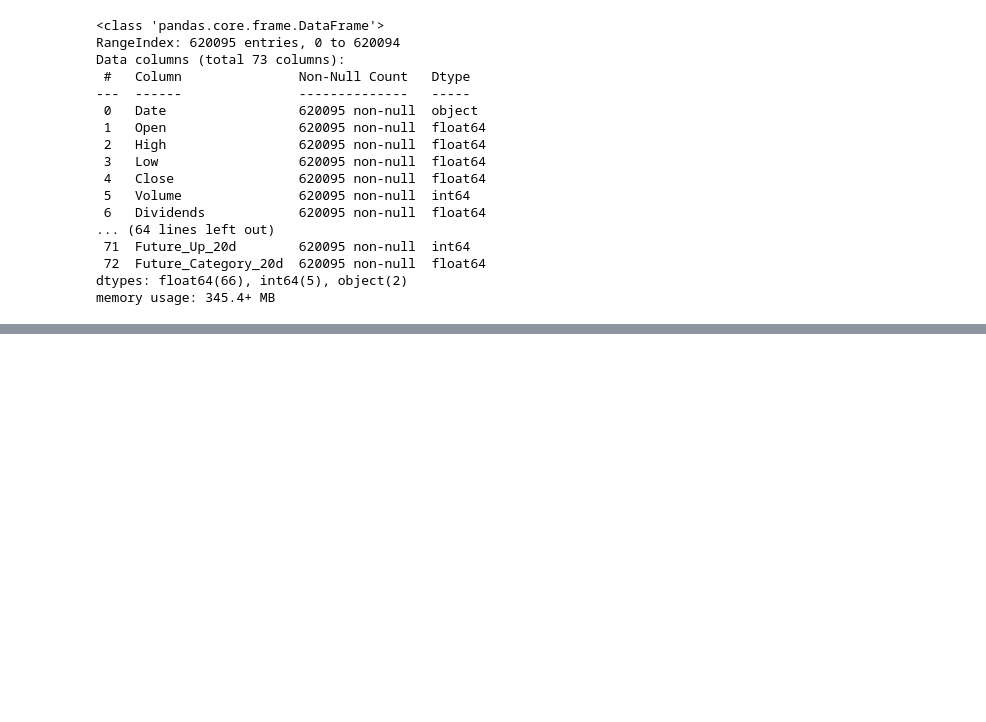
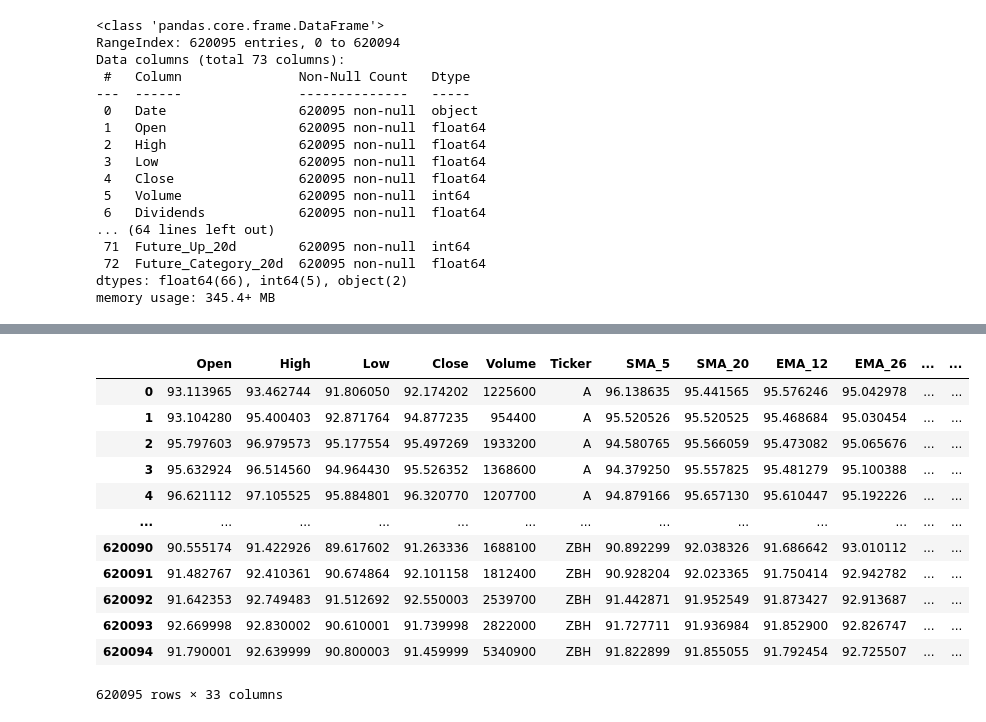
Before and after one commit to 4GeeksAcademy/sp-ml-20-final-project-g3, a Jupyter notebook: src/eda-obj1-español.ipynb, the cells around one changed output, grey strips where cells are left out. Saved outputs shown, nothing was run; the diff lists cells and outputs as text; code cells hidden in the pictures; blank space fills up the shorter version.

```diff
--- a/src/eda-obj1-español.ipynb
+++ b/src/eda-obj1-español.ipynb
@@ -195,0 +235,25 @@ df.describe()
+# %%
+# Eliminamos columnas que en primera instancia no vamos a utilizar para nuestro analisis ni modelado.
+
+df = df.drop(['Date','Dividends', 'Stock Splits', 'SMA_10', 'SMA_50', 'MACD_Histogram', 'BB_Middle',
+              'BB_Upper', 'BB_Lower', 'BB_Width', 'Price_Change_5d', 'High_Low_Ratio', 'Open_Close_Ratio', 'Volume_SMA',
+              'Close_lag_5', 'Close_lag_10','Price_Change_lag_1', 'Price_Change_lag_2',
+              'Price_Change_lag_3', 'Price_Change_lag_5', 'Price_Change_lag_10', 'RSI_lag_2', 'RSI_lag_3', 'RSI_lag_5', 'RSI_lag_10',
+              'MACD_lag_2', 'MACD_lag_3', 'MACD_lag_5', 'MACD_lag_10', 'Future_Category_1d', 'Future_Return_5d',
+              'Future_Up_5d', 'Future_Category_5d', 'Future_Return_10d','Future_Up_10d', 'Future_Category_10d',
+              'Future_Return_20d', 'Future_Up_20d', 'Future_Category_20d','Future_Return_1d'], axis=1)
+df
+# %% [output]
+|  | Open | High | Low | Close | Volume | Ticker | SMA_5 | SMA_20 | EMA_12 | EMA_26 | ... | ... |
+| 0 | 93.113965 | 93.462744 | 91.806050 | 92.174202 | 1225600 | A | 96.138635 | 95.441565 | 95.576246 | 95.042978 | ... | ... |
+| 1 | 93.104280 | 95.400403 | 92.871764 | 94.877235 | 954400 | A | 95.520526 | 95.520525 | 95.468684 | 95.030454 | ... | ... |
+| 2 | 95.797603 | 96.979573 | 95.177554 | 95.497269 | 1933200 | A | 94.580765 | 95.566059 | 95.473082 | 95.065676 | ... | ... |
+| 3 | 95.632924 | 96.514560 | 94.964430 | 95.526352 | 1368600 | A | 94.379250 | 95.557825 | 95.481279 | 95.100388 | ... | ... |
+| 4 | 96.621112 | 97.105525 | 95.884801 | 96.320770 | 1207700 | A | 94.879166 | 95.657130 | 95.610447 | 95.192226 | ... | ... |
+| ... | ... | ... | ... | ... | ... | ... | ... | ... | ... | ... | ... | ... |
+| 620090 | 90.555174 | 91.422926 | 89.617602 | 91.263336 | 1688100 | ZBH | 90.892299 | 92.038326 | 91.686642 | 93.010112 | ... | ... |
+| 620091 | 91.482767 | 92.410361 | 90.674864 | 92.101158 | 1812400 | ZBH | 90.928204 | 92.023365 | 91.750414 | 92.942782 | ... | ... |
+| 620092 | 91.642353 | 92.749483 | 91.512692 | 92.550003 | 2539700 | ZBH | 91.442871 | 91.952549 | 91.873427 | 92.913687 | ... | ... |
+| 620093 | 92.669998 | 92.830002 | 90.610001 | 91.739998 | 2822000 | ZBH | 91.727711 | 91.936984 | 91.852900 | 92.826747 | ... | ... |
+| 620094 | 91.790001 | 92.639999 | 90.800003 | 91.459999 | 5340900 | ZBH | 91.822899 | 91.855055 | 91.792454 | 92.725507 | ... | ... |
+620095 rows × 33 columns
```
Also changed, not shown: parts of 22 cells of this notebook, 1 other file.
